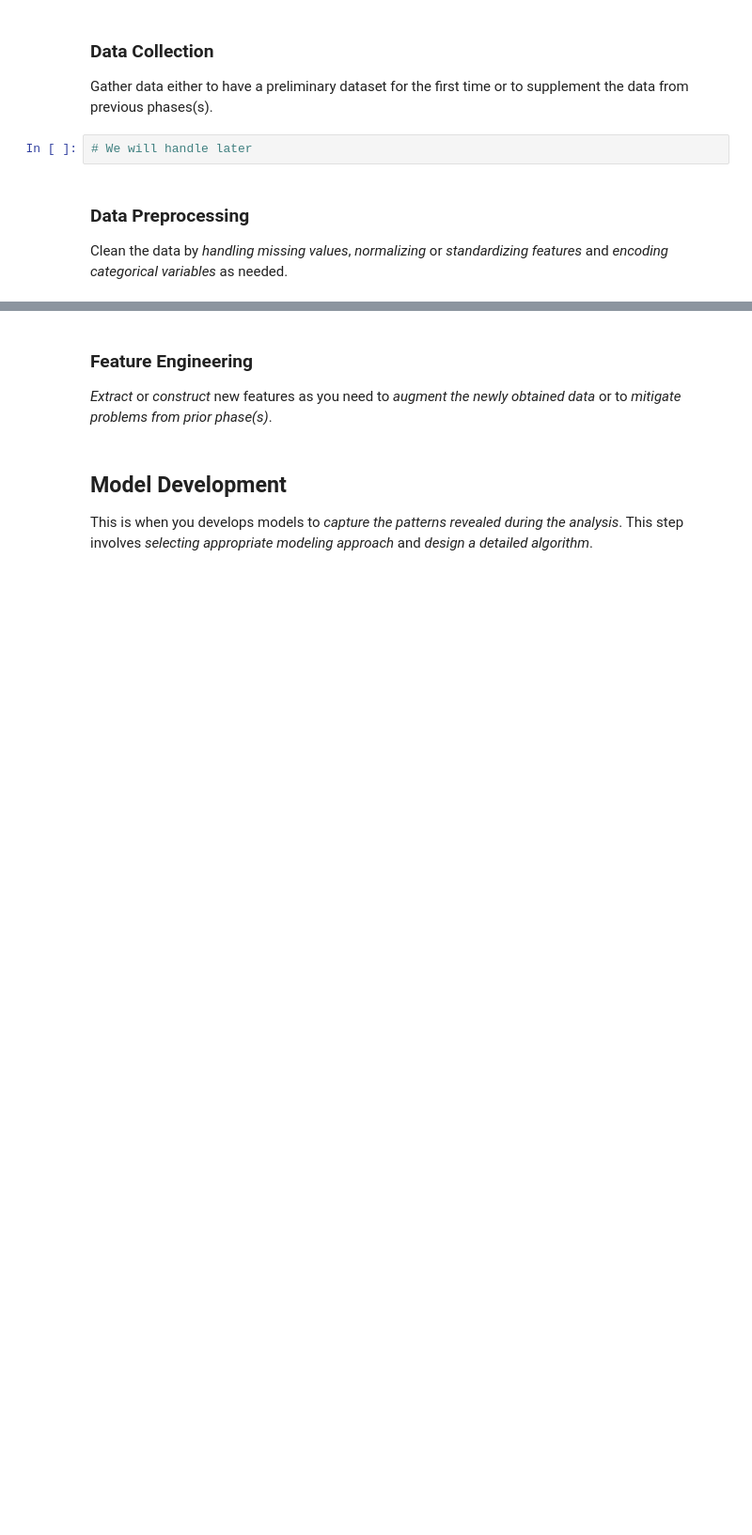
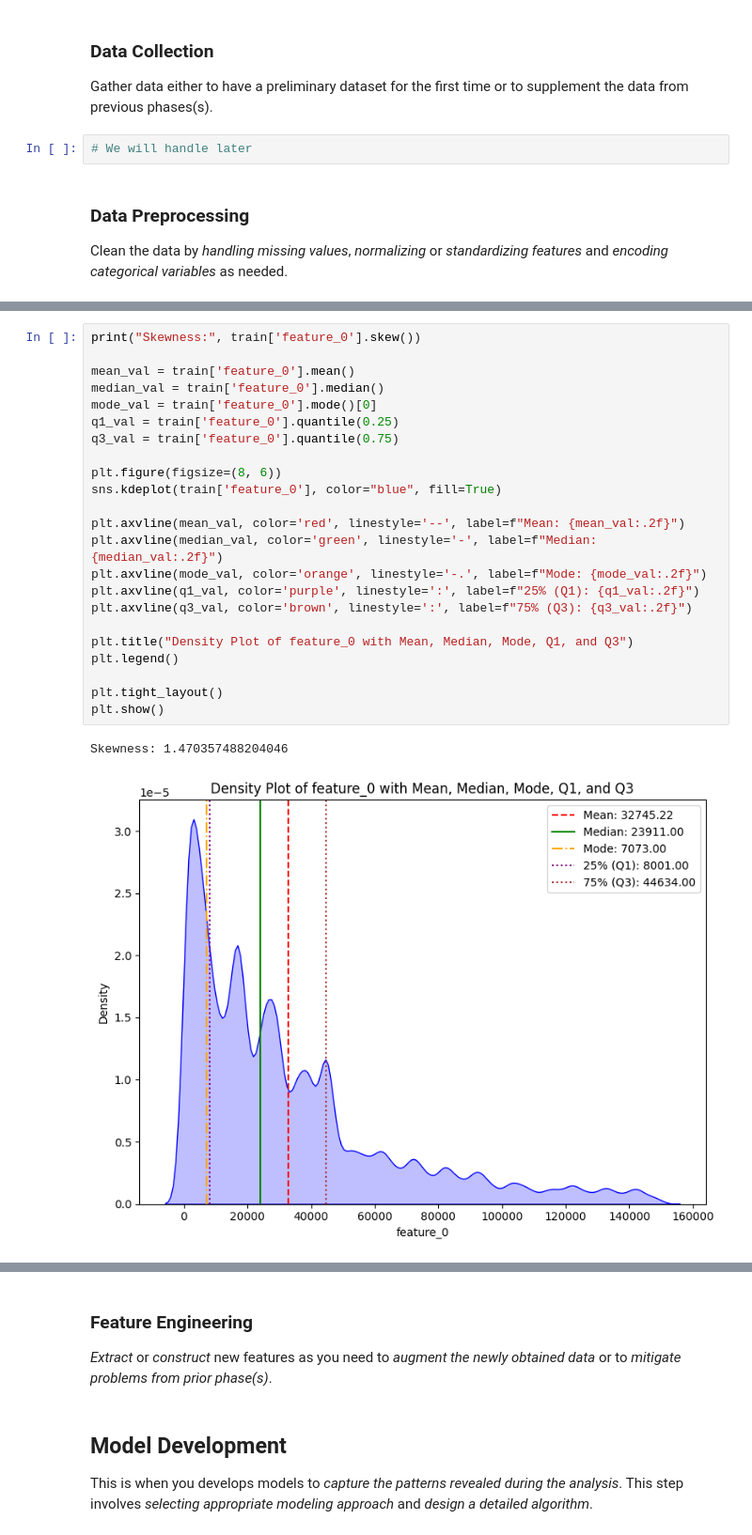
Before and after one commit to 0Nguyen0Cong0Tuan0/Machine-Learning-Competition, a Jupyter notebook: main.ipynb, the cells around one changed output, grey strips where cells are left out. Shown at 94% size. Saved outputs shown, nothing was run; the diff lists cells and outputs as text; blank space fills up the shorter version.

```diff
--- a/main.ipynb
+++ b/main.ipynb
@@ -46,0 +164,26 @@ train = pd.read_csv('../data/train.csv')
+# %%
+print("Skewness:", train['feature_0'].skew())
+
+mean_val = train['feature_0'].mean()
+median_val = train['feature_0'].median()
+mode_val = train['feature_0'].mode()[0]
+q1_val = train['feature_0'].quantile(0.25)
+q3_val = train['feature_0'].quantile(0.75)
+
+plt.figure(figsize=(8, 6))
+sns.kdeplot(train['feature_0'], color="blue", fill=True)
+
+plt.axvline(mean_val, color='red', linestyle='--', label=f"Mean: {mean_val:.2f}")
+plt.axvline(median_val, color='green', linestyle='-', label=f"Median: {median_val:.2f}")
+plt.axvline(mode_val, color='orange', linestyle='-.', label=f"Mode: {mode_val:.2f}")
+plt.axvline(q1_val, color='purple', linestyle=':', label=f"25% (Q1): {q1_val:.2f}")
+plt.axvline(q3_val, color='brown', linestyle=':', label=f"75% (Q3): {q3_val:.2f}")
+
+plt.title("Density Plot of feature_0 with Mean, Median, Mode, Q1, and Q3")
+plt.legend()
+
+plt.tight_layout()
+plt.show()
+# %% [output]
+Skewness: 1.470357488204046
+[figure, added]
```
Also changed, not shown: parts of 22 cells of this notebook, 1 other file.
